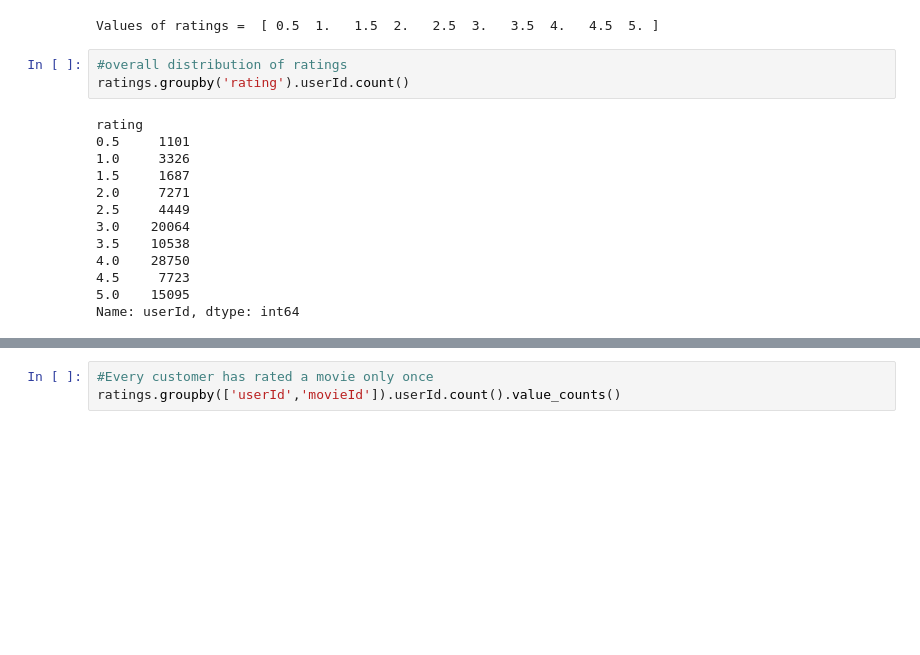
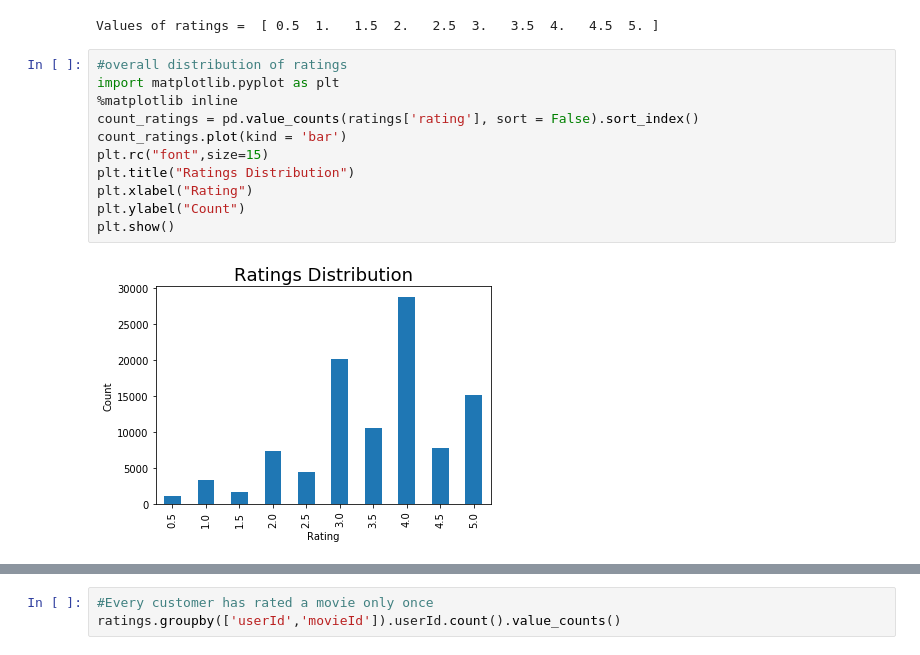
Before and after one commit to xenaritu/Personalisation, a Jupyter notebook: Data_Exploration and Model_Based_Recommender.ipynb, the cells around one changed output, grey strips where cells are left out. Drawn from its saved outputs; the diff is of its cells as text; blank space fills up the shorter version.

Commit message:
adding ratings distribution plots

```diff
--- a/Data_Exploration and Model_Based_Recommender.ipynb
+++ b/Data_Exploration and Model_Based_Recommender.ipynb
@@ -261,19 +268,16 @@ k = np.sort(k, kind= "quicksort")
 print("Values of ratings =  {}".format(k))
 # %% [output]
 Values of ratings =  [ 0.5  1.   1.5  2.   2.5  3.   3.5  4.   4.5  5. ]
-# %%
-#overall distribution of ratings
-ratings.groupby('rating').userId.count()
-# %% [output]
-rating
-0.5     1101
-1.0     3326
-1.5     1687
-2.0     7271
-2.5     4449
-3.0    20064
-3.5    10538
-4.0    28750
-4.5     7723
-5.0    15095
-Name: userId, dtype: int64
+# %%
+#overall distribution of ratings
+import matplotlib.pyplot as plt
+%matplotlib inline
+count_ratings = pd.value_counts(ratings['rating'], sort = False).sort_index()
+count_ratings.plot(kind = 'bar')
+plt.rc("font",size=15)
+plt.title("Ratings Distribution")
+plt.xlabel("Rating")
+plt.ylabel("Count")
+plt.show()
+# %% [output]
+[figure, added]
```
Also changed, not shown: parts of 11 cells of this notebook.
